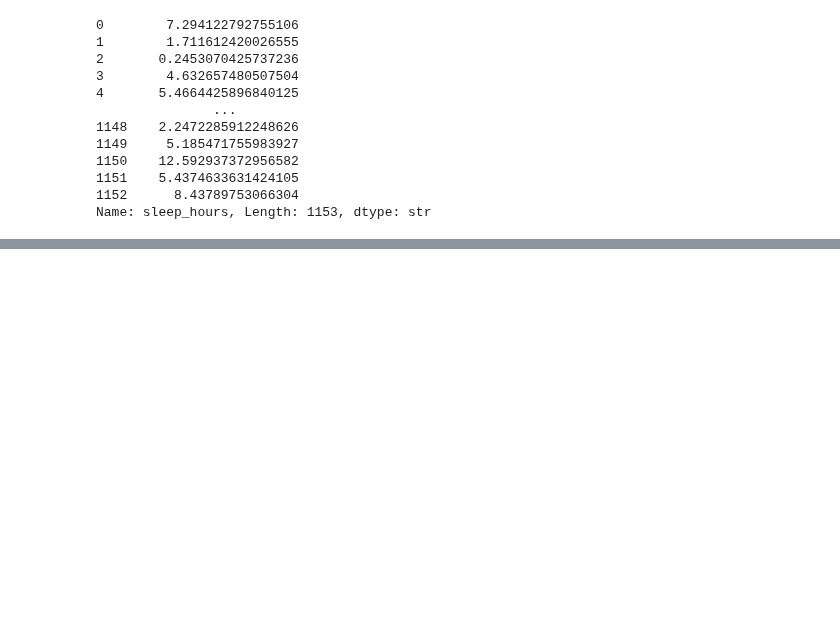
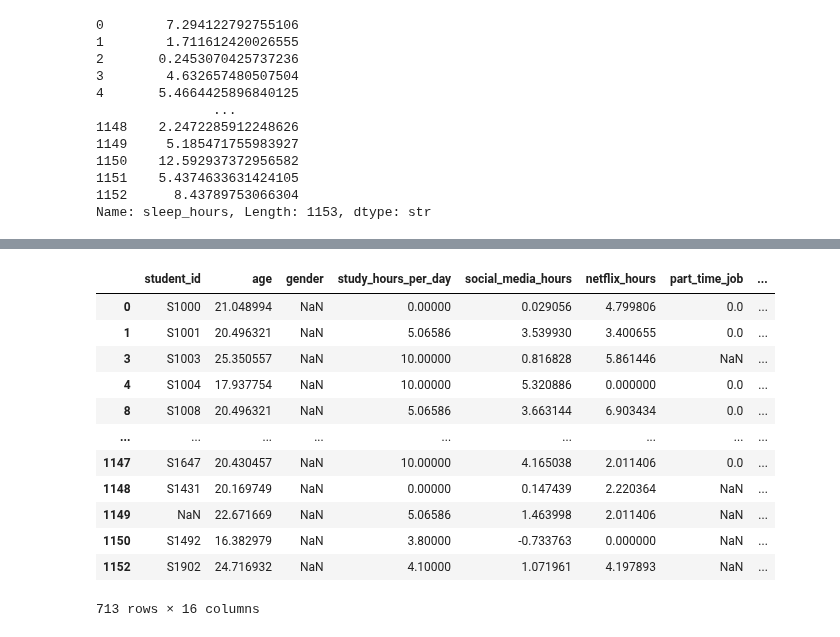
Before and after one commit to masoomk9666/hccda-ai, a Jupyter notebook: sk-panda-01.ipynb, the cells around one changed output, grey strips where cells are left out. Saved outputs shown, nothing was run; the diff lists cells and outputs as text; code cells hidden in the pictures; blank space fills up the shorter version.

```diff
--- a/sk-panda-01.ipynb
+++ b/sk-panda-01.ipynb
@@ -773,0 +1281,16 @@ df
+# %%
+df[df['internet_quality'].isin([1]) | df['internet_quality'].isin([2])]
+# %% [output]
+|  | student_id | age | gender | study_hours_per_day | social_media_hours | netflix_hours | part_time_job | ... |
+| 0 | S1000 | 21.048994 | NaN | 0.00000 | 0.029056 | 4.799806 | 0.0 | ... |
+| 1 | S1001 | 20.496321 | NaN | 5.06586 | 3.539930 | 3.400655 | 0.0 | ... |
+| 3 | S1003 | 25.350557 | NaN | 10.00000 | 0.816828 | 5.861446 | NaN | ... |
+| 4 | S1004 | 17.937754 | NaN | 10.00000 | 5.320886 | 0.000000 | 0.0 | ... |
+| 8 | S1008 | 20.496321 | NaN | 5.06586 | 3.663144 | 6.903434 | 0.0 | ... |
+| ... | ... | ... | ... | ... | ... | ... | ... | ... |
+| 1147 | S1647 | 20.430457 | NaN | 10.00000 | 4.165038 | 2.011406 | 0.0 | ... |
+| 1148 | S1431 | 20.169749 | NaN | 0.00000 | 0.147439 | 2.220364 | NaN | ... |
+| 1149 | NaN | 22.671669 | NaN | 5.06586 | 1.463998 | 2.011406 | NaN | ... |
+| 1150 | S1492 | 16.382979 | NaN | 3.80000 | -0.733763 | 0.000000 | NaN | ... |
+| 1152 | S1902 | 24.716932 | NaN | 4.10000 | 1.071961 | 4.197893 | NaN | ... |
+713 rows × 16 columns
```
Also changed, not shown: parts of 75 cells of this notebook, 14 other files.
